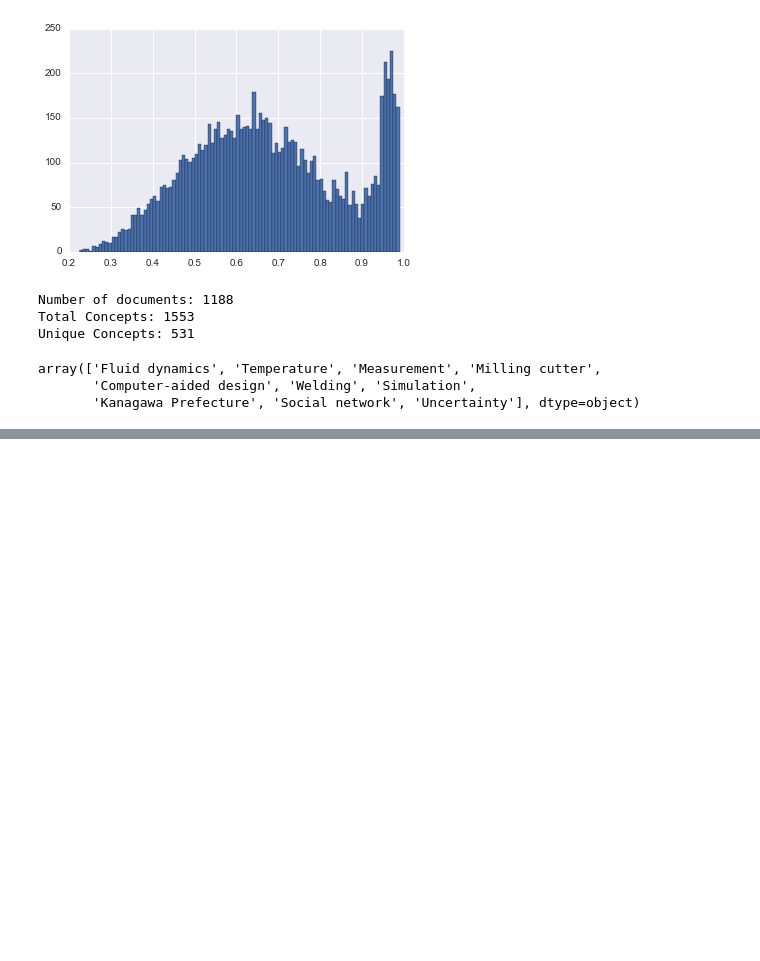
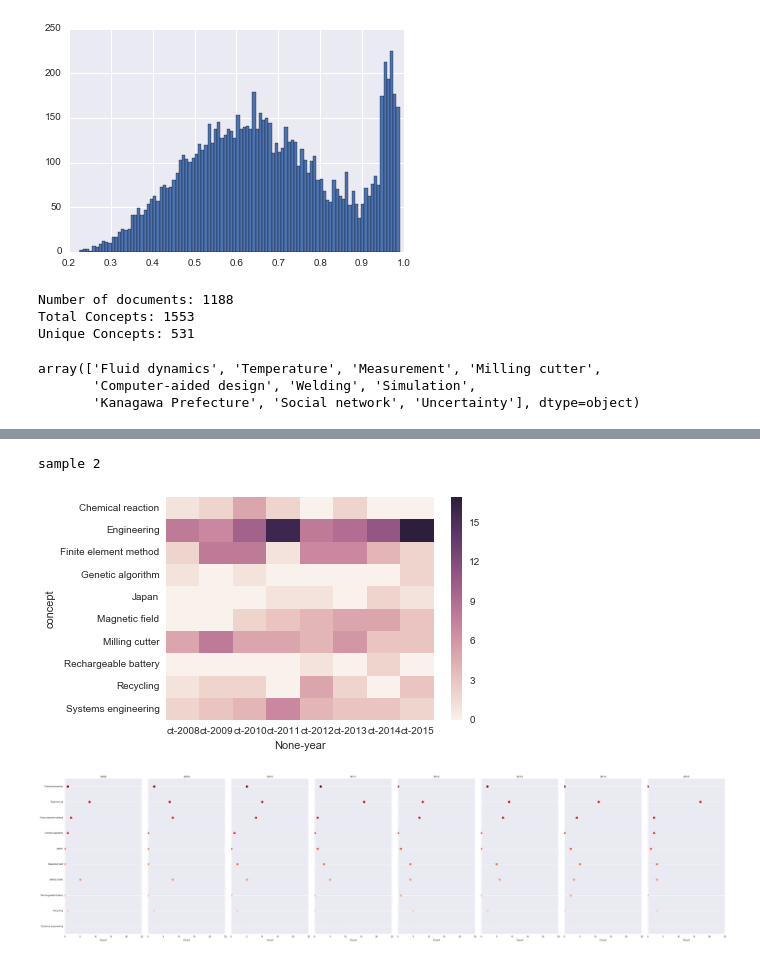
Before and after one commit to lalgadi/codemonkey, a Jupyter notebook: document_classification/known_docs_eda.ipynb, the cells around one changed output, grey strips where cells are left out. Saved outputs shown, nothing was run; the diff lists cells and outputs as text; code cells hidden in the pictures; blank space fills up the shorter version.

```diff
--- a/document_classification/known_docs_eda.ipynb
+++ b/document_classification/known_docs_eda.ipynb
@@ -274,0 +191,10 @@ dc
+# %%
+print("sample 2")
+concept_sample2 = drawSampleConcepts(dcrel)
+filteredf = filterData(doc_concepts,concept_sample2)
+plotHeatMap(filteredf)
+plotPairGrid(filteredf)
+# %% [output]
+sample 2
+[figure, added]
+[figure, added]
```
Also changed, not shown: parts of 12 cells of this notebook.
